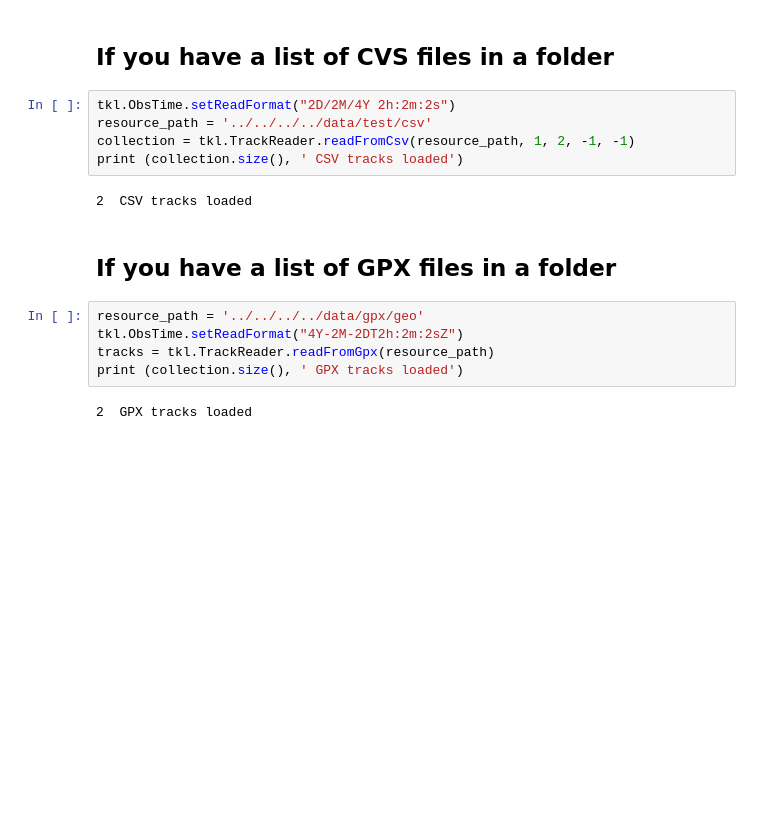
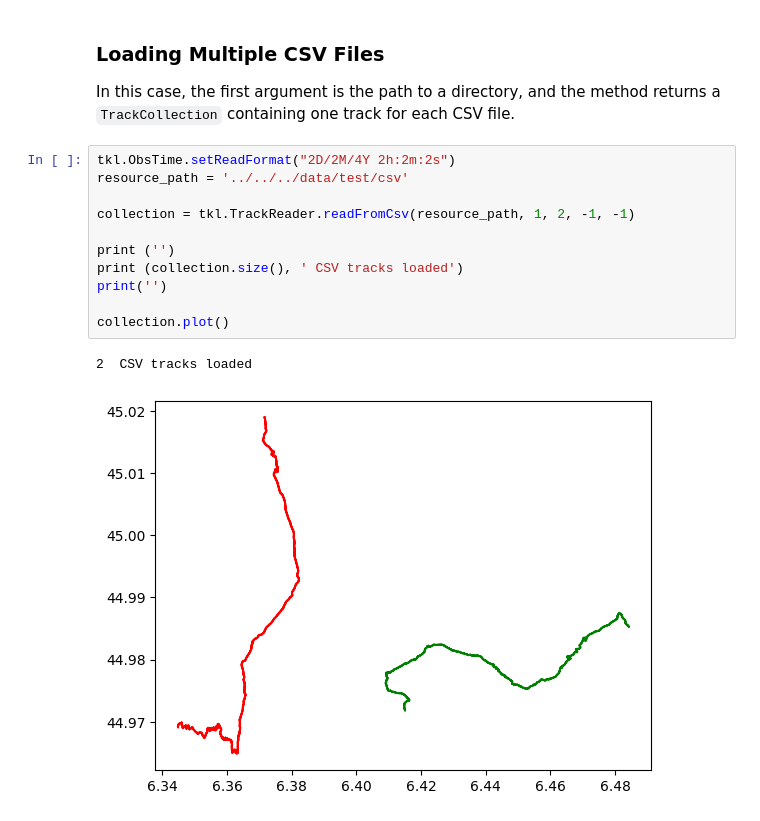
Before and after one commit to umrlastig/tracklib, a Jupyter notebook: doc/source/howto/IO_ReadTrack.ipynb, the cells around one changed output. Cells and saved outputs as stored; diff of their text form; blank space fills up the shorter version.

```diff
--- a/doc/source/howto/IO_ReadTrack.ipynb
+++ b/doc/source/howto/IO_ReadTrack.ipynb
@@ -114,18 +143,18 @@ TRACES.plot('k-')
 # %% [markdown]
-## If you have a list of CVS files in a folder
+### Loading Multiple CSV Files
+
+In this case, the first argument is the path to a directory, and the method returns a `TrackCollection` containing one track for each CSV file.
 # %%
 tkl.ObsTime.setReadFormat("2D/2M/4Y 2h:2m:2s")
-resource_path = '../../../../data/test/csv'
+resource_path = '../../../data/test/csv'
+
 collection = tkl.TrackReader.readFromCsv(resource_path, 1, 2, -1, -1)
+
+print ('')
 print (collection.size(), ' CSV tracks loaded')
+print('')
+
+collection.plot()
 # %% [output]
 2  CSV tracks loaded
+[figure, added]
-# %% [markdown]
-## If you have a list of GPX files in a folder
-# %%
-resource_path = '../../../../data/gpx/geo'
-tkl.ObsTime.setReadFormat("4Y-2M-2DT2h:2m:2sZ")
-tracks = tkl.TrackReader.readFromGpx(resource_path)
-print (collection.size(), ' GPX tracks loaded')
-# %% [output]
-2  GPX tracks loaded
```
Also changed, not shown: parts of 25 cells of this notebook, 8 other files.
